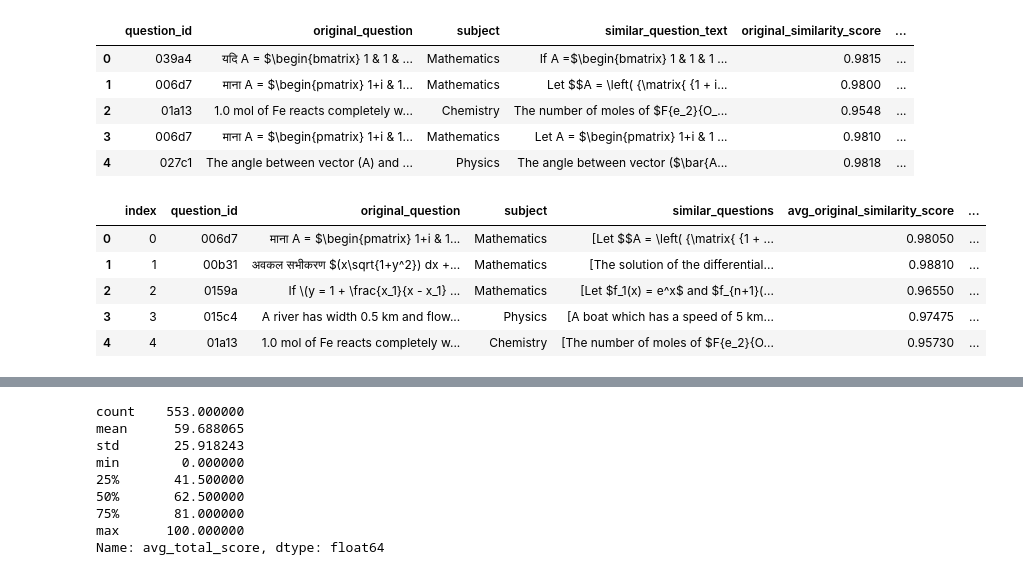
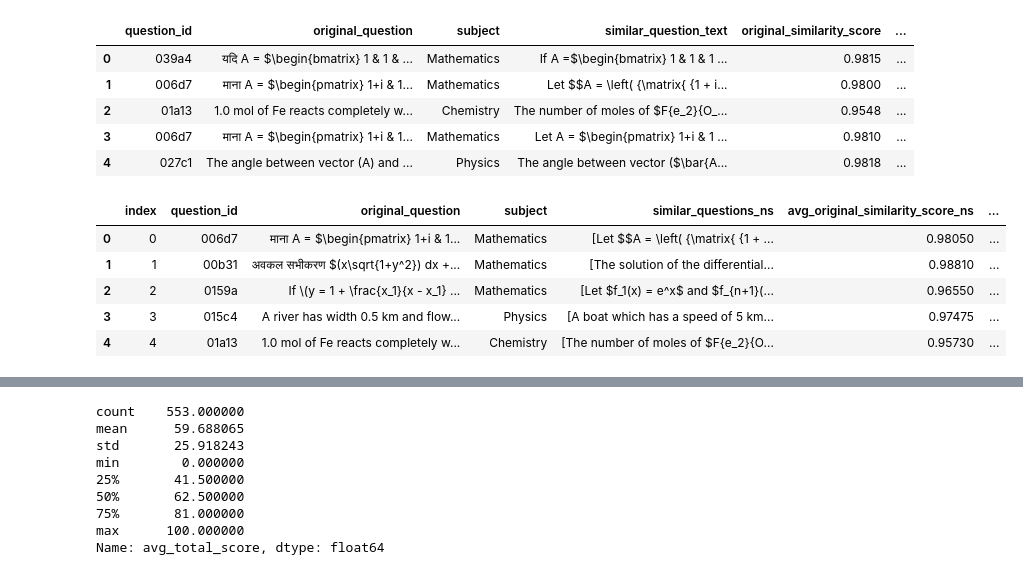
Before and after one commit to bharathraj-v/similar-q-eval, a Jupyter notebook: eval_data_exploration.ipynb, the cells around one changed output, grey strips where cells are left out. Saved outputs shown, nothing was run; the diff lists cells and outputs as text; code cells hidden in the pictures.

```diff
--- a/eval_data_exploration.ipynb
+++ b/eval_data_exploration.ipynb
@@ -53,24 +53,24 @@ sim_df.head()
 # %%
 def aggregate_similar(df):
     return pd.Series({
-        "similar_questions": df["similar_question_text"].tolist(),
-        "avg_original_similarity_score": df["original_similarity_score"].mean(),
-        "avg_conceptual_similarity_score": df["conceptual_similarity_score"].mean(),
-        "avg_structural_similarity_score": df["structural_similarity_score"].mean(),
-        "avg_difficulty_alignment_score": df["difficulty_alignment_score"].mean(),
-        "avg_solution_approach_transferability_score": df["solution_approach_transferability_score"].mean(),
-        "avg_total_score": df["total_score"].mean(),
-        "avg_processing_time": df["processing_time"].mean(),
-        "evaluation_notes": " | ".join(df["evaluation_notes"].dropna().unique().tolist())
+        "similar_questions_ns": df["similar_question_text"].tolist(),
+        "avg_original_similarity_score_ns": df["original_similarity_score"].mean(),
+        "avg_conceptual_similarity_score_ns": df["conceptual_similarity_score"].mean(),
+        "avg_structural_similarity_score_ns": df["structural_similarity_score"].mean(),
+        "avg_difficulty_alignment_score_ns": df["difficulty_alignment_score"].mean(),
+        "avg_solution_approach_transferability_score_ns": df["solution_approach_transferability_score"].mean(),
+        "avg_total_score_ns": df["total_score"].mean(),
+        "avg_processing_time_ns": df["processing_time"].mean(),
+        "evaluation_notes_ns": " | ".join(df["evaluation_notes"].dropna().unique().tolist())
     })
 
-sim_metrics_df = sim_df.groupby(
+sim_metrics_ns_df = sim_df.groupby(
     ["question_id", "original_question", "subject"], as_index=False
 ).apply(aggregate_similar).reset_index()
 
-sim_metrics_df.head()
+sim_metrics_ns_df.head()
 # %% [output]
-|  | index | question_id | original_question | subject | similar_questions | avg_original_similarity_score | ... |
+|  | index | question_id | original_question | subject | similar_questions_ns | avg_original_similarity_score_ns | ... |
 | 0 | 0 | 006d7 | माना A = $\begin{pmatrix} 1+i & 1... | Mathematics | [Let $$A = \left( {\matrix{ {1 + ... | 0.98050 | ... |
 | 1 | 1 | 00b31 | अवकल सभीकरण $(x\sqrt{1+y^2}) dx +... | Mathematics | [The solution of the differential... | 0.98810 | ... |
 | 2 | 2 | 0159a | If \(y = 1 + \frac{x_1}{x - x_1} ... | Mathematics | [Let $f_1(x) = e^x$ and $f_{n+1}(... | 0.96550 | ... |
```
Also changed, not shown: parts of 17 cells of this notebook, 7 other files.
